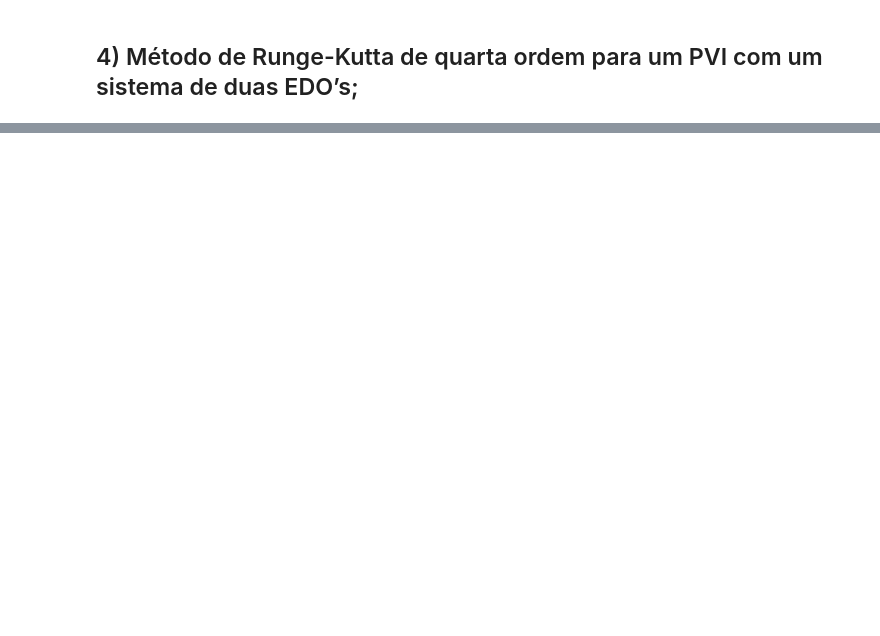
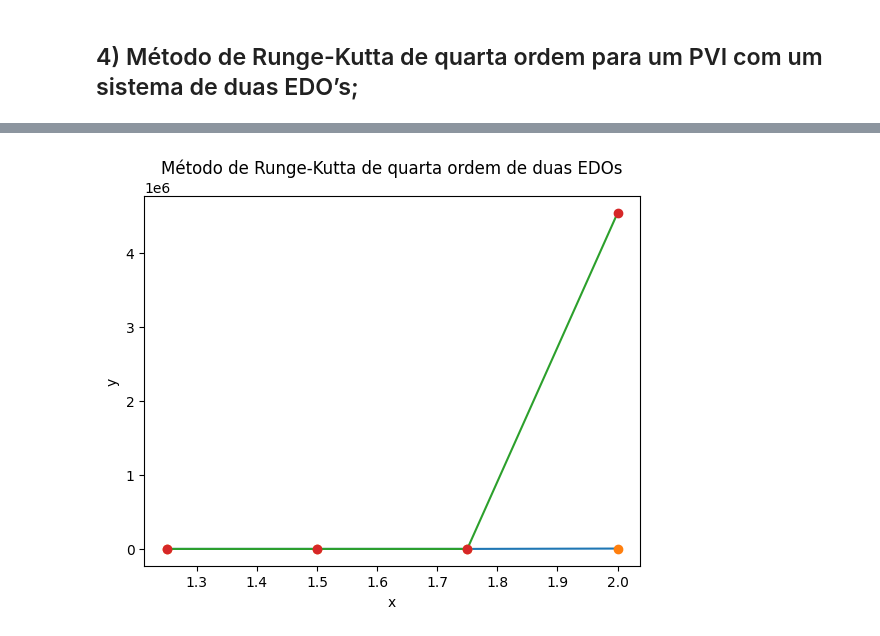
Before and after one commit to mariabandeira/EDO, a Jupyter notebook: Pratica1_EDO.ipynb, the cells around one changed output, grey strips where cells are left out. Cells and saved outputs as stored; diff of their text form; code cells hidden in the pictures; blank space fills up the shorter version.

```diff
--- a/Pratica1_EDO.ipynb
+++ b/Pratica1_EDO.ipynb
@@ -113,0 +142,3 @@ plt.show()
+# %%
+def f(x, y):
+  return x - 2*y + 1
@@ -115,0 +231,11 @@ plt.show()
+# %%
+plt.plot(VetX[1:], VetY1[1:])
+plt.plot(VetX[1:], VetY1[1:], 'o')
+plt.plot(VetX[1:], VetY2[1:])
+plt.plot(VetX[1:], VetY2[1:], 'o')
+plt.xlabel('x')
+plt.ylabel('y')
+plt.title('Método de Runge-Kutta de quarta ordem de duas EDOs')
+plt.show()
+# %% [output]
+[figure, added]
```
Also changed, not shown: parts of 6 cells of this notebook.
